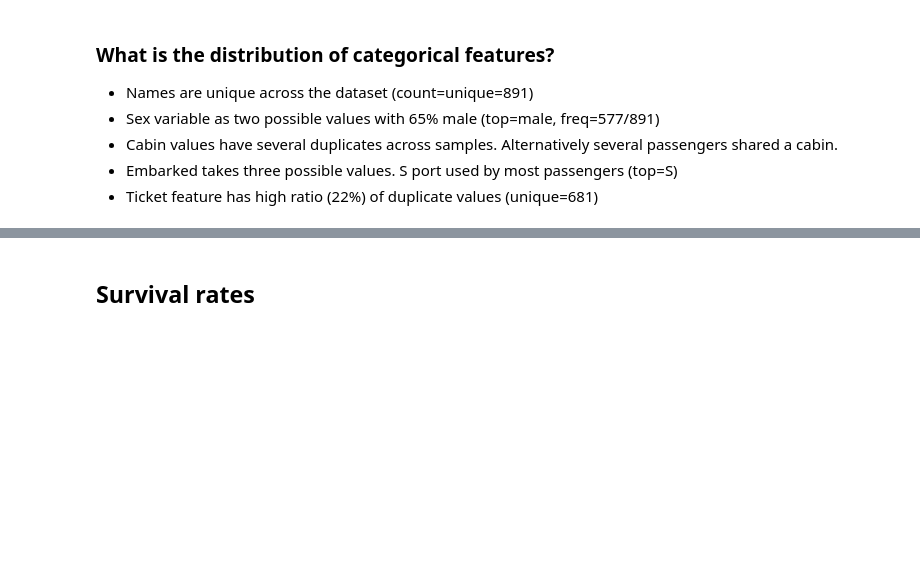
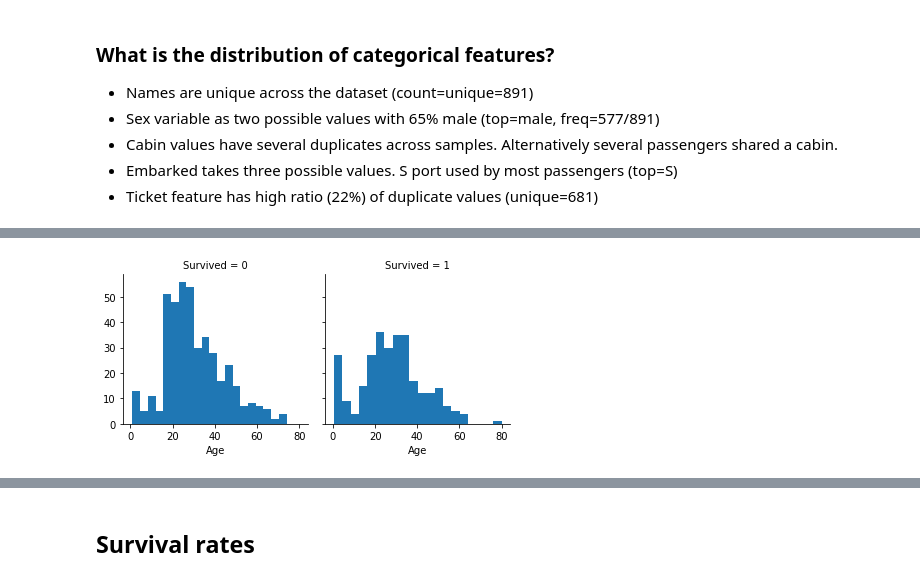
Before and after one commit to bmaelum/kaggle_titanic, a Jupyter notebook: Kaggle Titanic Challenge.ipynb, the cells around one changed output, grey strips where cells are left out. Saved outputs shown, nothing was run; the diff lists cells and outputs as text; code cells hidden in the pictures; blank space fills up the shorter version.

Commit message:
Added data exploration and data visualization

```diff
--- a/Kaggle Titanic Challenge.ipynb
+++ b/Kaggle Titanic Challenge.ipynb
@@ -213,0 +309,5 @@ df_train.describe(include=['O'])
+# %%
+g = sns.FacetGrid(df_train, col='Survived')
+g.map(plt.hist, 'Age', bins=20);
+# %% [output]
+[figure, added]
```
Also changed, not shown: parts of 33 cells of this notebook, 1 other file.
